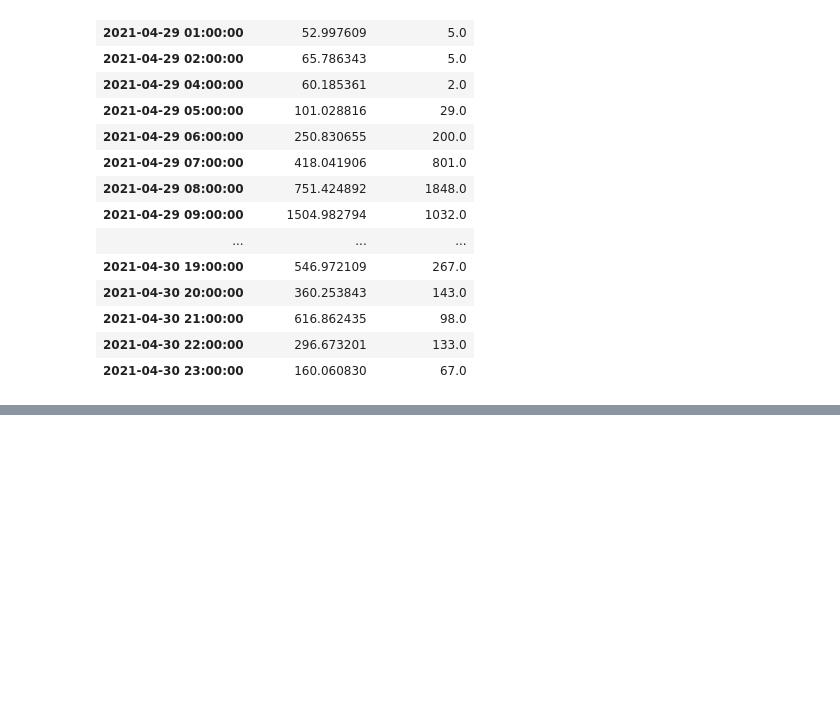
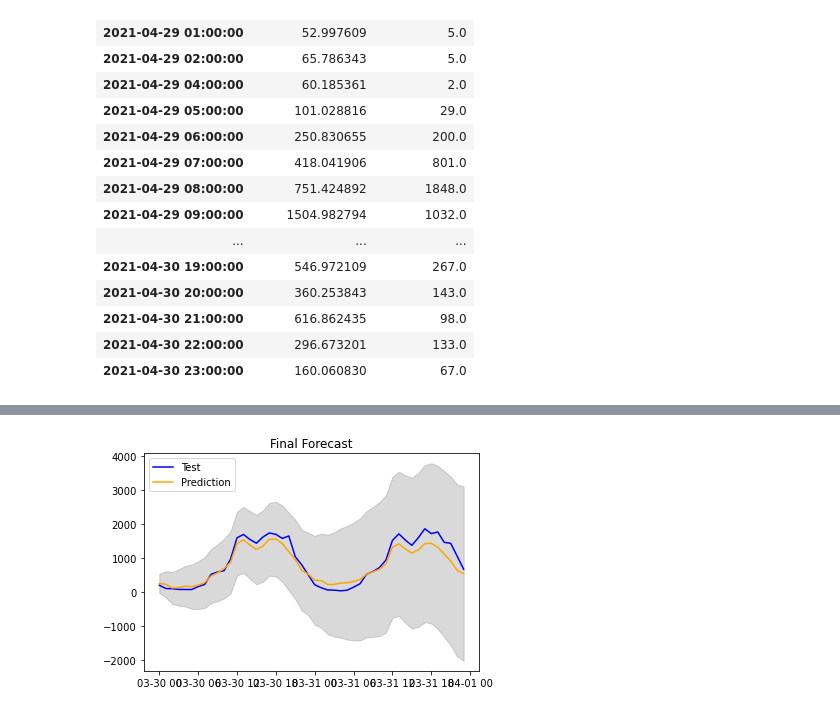
Before and after one commit to Megalodonte/BGHWSW, a Jupyter notebook: HWSWBG2/codes/monthly.ipynb, the cells around one changed output, grey strips where cells are left out. Drawn from its saved outputs; the diff is of its cells as text; code cells hidden in the pictures; blank space fills up the shorter version.

```diff
--- a/HWSWBG2/codes/monthly.ipynb
+++ b/HWSWBG2/codes/monthly.ipynb
@@ -177,0 +162,27 @@ plt.show()
+# %%
+# Forecast
+n_periods = len(test)
+fc, confint = arima_model.predict(n_periods=n_periods, return_conf_int=True)
+
+
+index_of_fc = test.index
+
+# make series for plotting purpose
+fc_series = pd.Series(fc, index=index_of_fc)
+lower_series = pd.Series(confint[:, 0], index=index_of_fc)
+upper_series = pd.Series(confint[:, 1], index=index_of_fc)
+
+# Plot
+# plt.plot(train)
+plt.plot(test, color="blue", label='Test')
+plt.plot(fc_series, color='orange', label='Prediction')
+plt.fill_between(lower_series.index,
+                 lower_series,
+                 upper_series,
+                 color='k', alpha=.15)
+
+plt.title("Final Forecast")
+plt.legend(loc ='upper left')
+plt.show()
+# %% [output]
+[figure, added]
```
Also changed, not shown: parts of 10 cells of this notebook, 5 other files.
